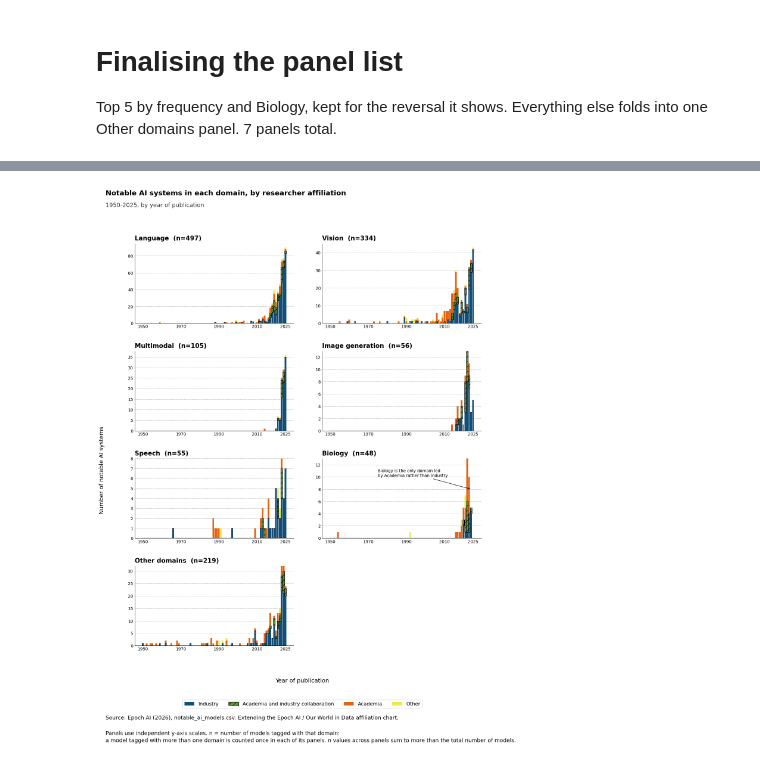
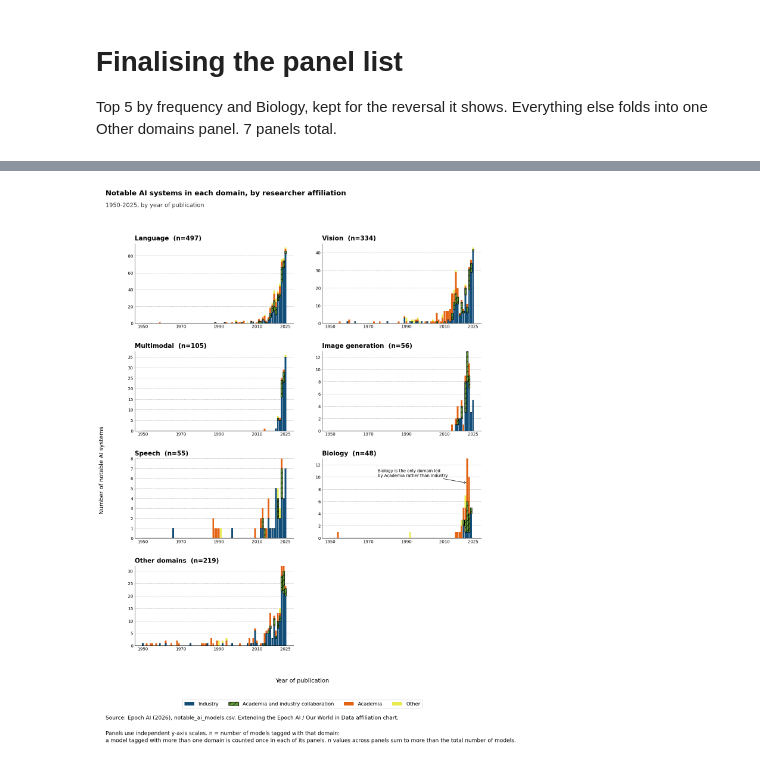
Before and after one commit to SadewCThanapathy/SadewCThanapathy.github.io, a Jupyter notebook: affiliation-researchers-building-artificial-intelligence-systems-all/module7_notebook.ipynb, the cells around one changed output, grey strips where cells are left out. Drawn from its saved outputs; the diff is of its cells as text; code cells hidden in the pictures.

```diff
--- a/affiliation-researchers-building-artificial-intelligence-systems-all/module7_notebook.ipynb
+++ b/affiliation-researchers-building-artificial-intelligence-systems-all/module7_notebook.ipynb
@@ -115,10 +129,10 @@ for i, domain in enumerate(panel_order): #creates the small multiples for each d
     ax.set_xticks([1950, 1970, 1990, 2010, 2025])
     ax.tick_params(axis='x', labelbottom=True)
 
-    bio_ax = axes[panel_order.index('Biology')] #biology panel for annotation
+    bio_ax = axes[panel_order.index('Biology')]
 bio_ax.annotate(
     "Biology is the only domain led\nby Academia rather than Industry",
-    xy=(2024, 8), xytext=(1975, 10),
+    xy=(2022, 9), xytext=(1975, 10),
     arrowprops=dict(arrowstyle='->', color='black'),
     fontsize=10
 ) #annotation
@@ -126,31 +140,31 @@ bio_ax.annotate(
 fig.suptitle('Notable AI systems in each domain, by researcher affiliation',
              fontsize=17, fontweight='bold', x=0.06, y=0.995, ha='left')
 fig.text(0.06, 0.965, '1950-2025, by year of publication', fontsize=14, color='#333333')
 fig.supylabel('Number of notable AI systems', fontsize=14, x=0.045)
 fig.text(0.5, 0.125, 'Year of publication', ha='center', fontsize=14)
 
 handles, labels = axes[0].get_legend_handles_labels()
 order = [labels.index(c) for c in categories]
 fig.legend([handles[o] for o in order], [labels[o] for o in order],
            loc='lower center', bbox_to_anchor=(0.5, 0.075), ncol=4, frameon=True, fontsize=12)
 
 fig.text(
     0.06, 0.020,
     "Panels use independent y-axis scales. n = number of models tagged with that domain:\n"
     "a model tagged with more than one domain is counted once in each of its panels. "
     "n values across panels sum to more than the total number of models.",
     fontsize=13, color="#000000",
     linespacing=1.4
 )
 
 fig.text(
     0.06, 0.060,
     "Source: Epoch AI (2026), notable_ai_models.csv. Extending the Epoch AI / Our World in Data affiliation chart.",
     fontsize=13, color="#010101"
 )
 
 fig.subplots_adjust(top=0.90, bottom=0.19, hspace=0.35, wspace=0.18)
 plt.savefig('module7_domain_affiliation_smallmultiples.png', dpi=200, facecolor='white', bbox_inches='tight')
 plt.show()
 # %% [output]
-[figure, old version]
+[figure, new version]
```
Also changed, not shown: parts of 1 cell of this notebook, 1 other file.
